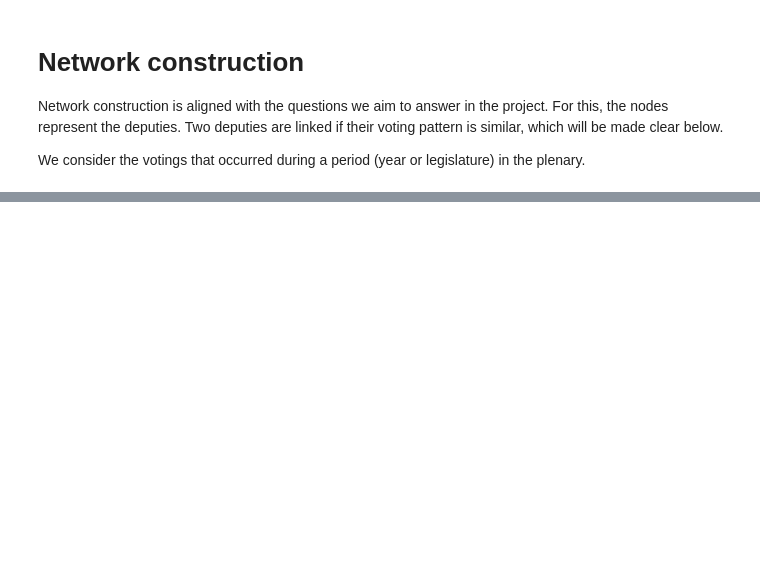
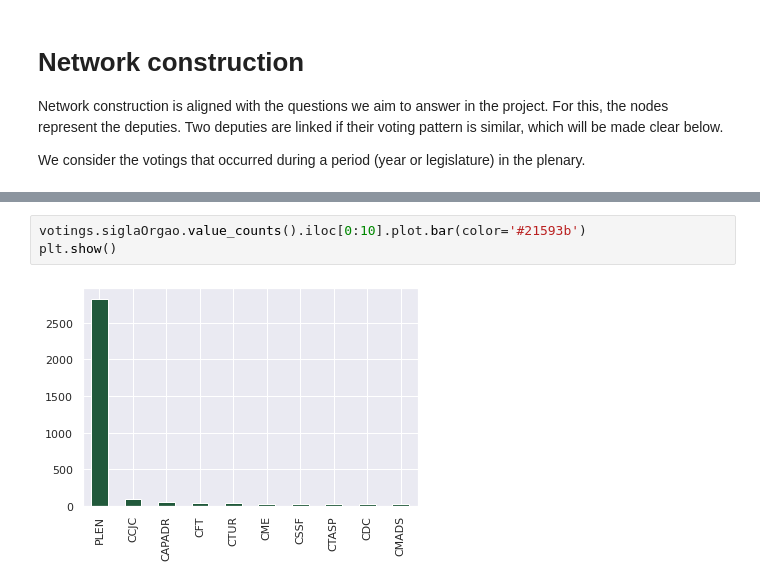
Before and after one commit to lucasmoschen/project-network-science, a Jupyter notebook: notebooks/network_construction.ipynb, the cells around one changed output, grey strips where cells are left out. Cells and saved outputs as stored; diff of their text form; blank space fills up the shorter version.

```diff
--- a/notebooks/network_construction.ipynb
+++ b/notebooks/network_construction.ipynb
@@ -76,0 +37,5 @@ dep
+# %%
+votings.siglaOrgao.value_counts().iloc[0:10].plot.bar(color='#21593b')
+plt.show()
+# %% [output]
+[figure, added]
```
Also changed, not shown: parts of 16 cells of this notebook, 1 other file.
